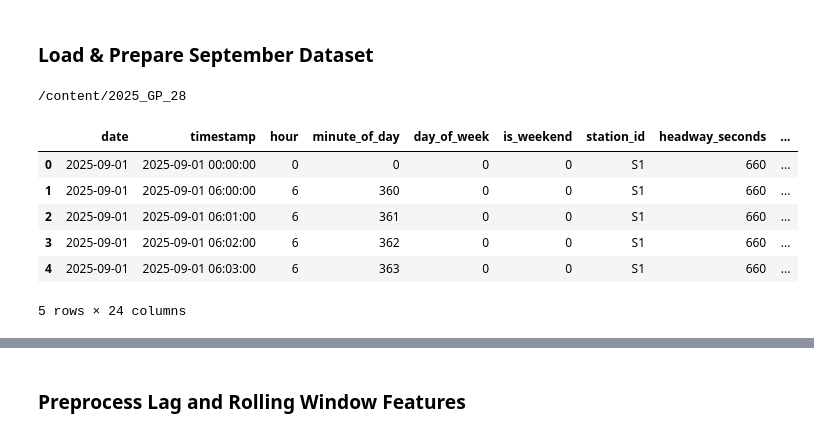
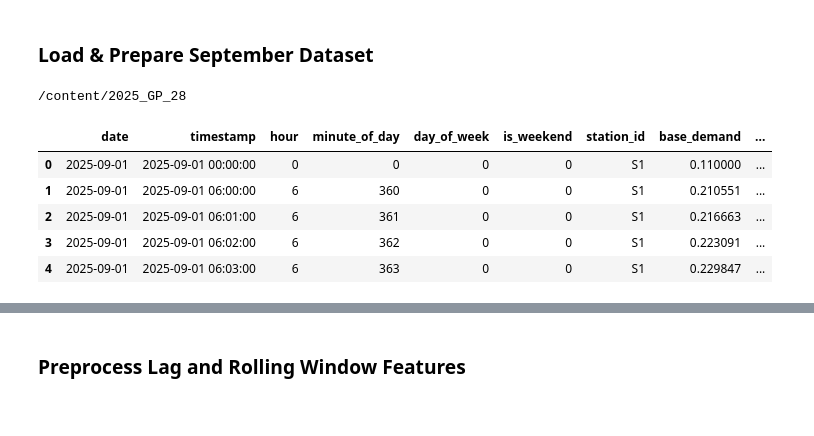
Before and after one commit to Jana-Alrzoog/2025_GP_28, a Jupyter notebook: masar_forecasting/notebooks/XGBoost_Training_CrowdPrediction.ipynb, the cells around one changed output, grey strips where cells are left out. Cells and saved outputs as stored; diff of their text form; code cells hidden in the pictures.

```diff
--- a/masar_forecasting/notebooks/XGBoost_Training_CrowdPrediction.ipynb
+++ b/masar_forecasting/notebooks/XGBoost_Training_CrowdPrediction.ipynb
@@ -86,25 +96,24 @@ import joblib
 # %%
 # Ensure we are inside the cloned GitHub repository
 %cd /content/2025_GP_28
 
 import pandas as pd
 
 # 1) Load September dataset the one generated by the simulator
-FILE_PATH = "masar-sim/data/generated/2025-09_StationData.csv"
+FILE_PATH = "masar-sim/data/generated/cf_month_2025-09 (11).csv"
 
 df = pd.read_csv(FILE_PATH, parse_dates=["timestamp"])
 
 # 2) Sort by station and timestamp to ensure correct time sequence
 df = df.sort_values(["station_id", "timestamp"]).reset_index(drop=True)
 
 # 3) Display the first 5 rows to make sure that the dataset loaded correctly
 df.head()
 # %% [output]
 /content/2025_GP_28
-|  | date | timestamp | hour | minute_of_day | day_of_week | is_weekend | station_id | headway_seconds | ... |
-| 0 | 2025-09-01 | 2025-09-01 00:00:00 | 0 | 0 | 0 | 0 | S1 | 660 | ... |
-| 1 | 2025-09-01 | 2025-09-01 06:00:00 | 6 | 360 | 0 | 0 | S1 | 660 | ... |
-| 2 | 2025-09-01 | 2025-09-01 06:01:00 | 6 | 361 | 0 | 0 | S1 | 660 | ... |
-| 3 | 2025-09-01 | 2025-09-01 06:02:00 | 6 | 362 | 0 | 0 | S1 | 660 | ... |
-| 4 | 2025-09-01 | 2025-09-01 06:03:00 | 6 | 363 | 0 | 0 | S1 | 660 | ... |
+|  | date | timestamp | hour | minute_of_day | day_of_week | is_weekend | station_id | base_demand | ... |
+| 0 | 2025-09-01 | 2025-09-01 00:00:00 | 0 | 0 | 0 | 0 | S1 | 0.110000 | ... |
+| 1 | 2025-09-01 | 2025-09-01 06:00:00 | 6 | 360 | 0 | 0 | S1 | 0.210551 | ... |
+| 2 | 2025-09-01 | 2025-09-01 06:01:00 | 6 | 361 | 0 | 0 | S1 | 0.216663 | ... |
+| 3 | 2025-09-01 | 2025-09-01 06:02:00 | 6 | 362 | 0 | 0 | S1 | 0.223091 | ... |
+| 4 | 2025-09-01 | 2025-09-01 06:03:00 | 6 | 363 | 0 | 0 | S1 | 0.229847 | ... |
-5 rows × 24 columns
```
Also changed, not shown: parts of 50 cells of this notebook.
